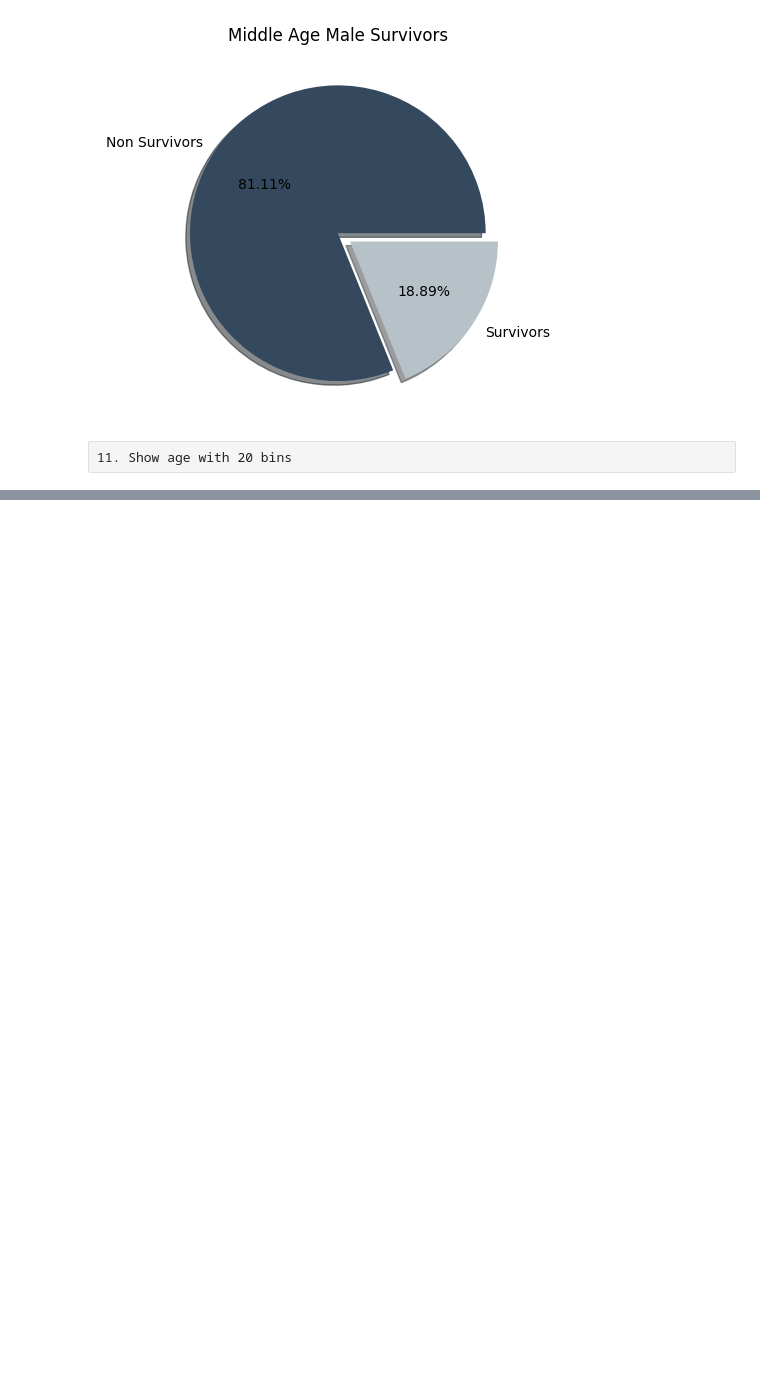
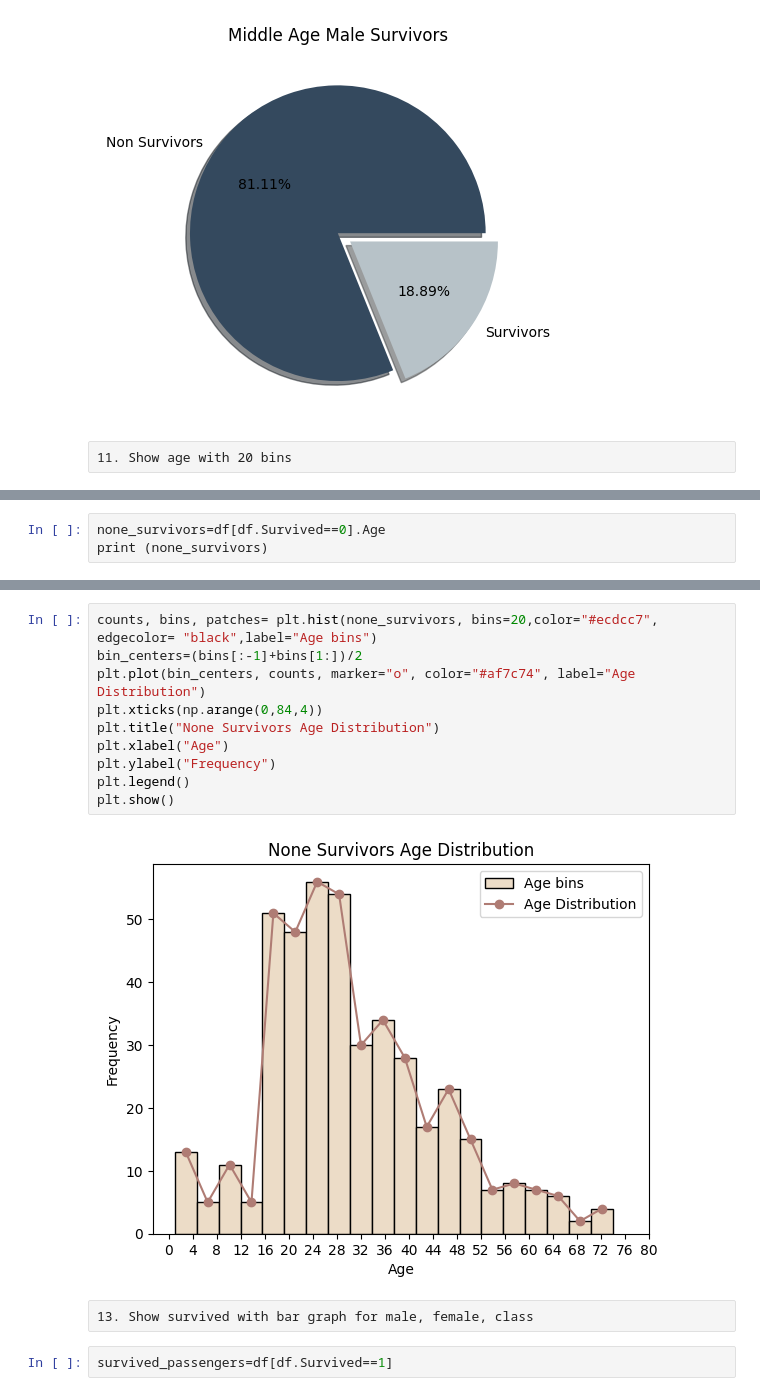
Before and after one commit to deembuvi/Titanic_project, a Jupyter notebook: titanic.ipynb, the cells around one changed output, grey strips where cells are left out. Cells and saved outputs as stored; diff of their text form; blank space fills up the shorter version.

```diff
--- a/titanic.ipynb
+++ b/titanic.ipynb
@@ -496,0 +424,3 @@ print(len(duplicates))
+# %%
+none_survivors=df[df.Survived==0].Age
+print (none_survivors)
@@ -496,0 +440,16 @@ print(len(duplicates))
+# %%
+counts, bins, patches= plt.hist(none_survivors, bins=20,color="#ecdcc7", edgecolor= "black",label="Age bins")
+bin_centers=(bins[:-1]+bins[1:])/2
+plt.plot(bin_centers, counts, marker="o", color="#af7c74", label="Age Distribution")
+plt.xticks(np.arange(0,84,4))
+plt.title("None Survivors Age Distribution")
+plt.xlabel("Age")
+plt.ylabel("Frequency")
+plt.legend()
+plt.show()
+# %% [output]
+[figure, added]
+# %% [raw]
+13. Show survived with bar graph for male, female, class
+# %%
+survived_passengers=df[df.Survived==1]
```
Also changed, not shown: parts of 25 cells of this notebook.
